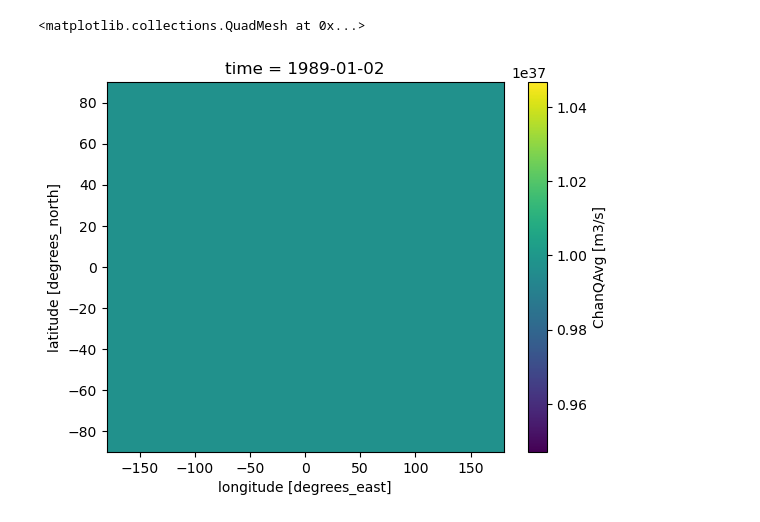
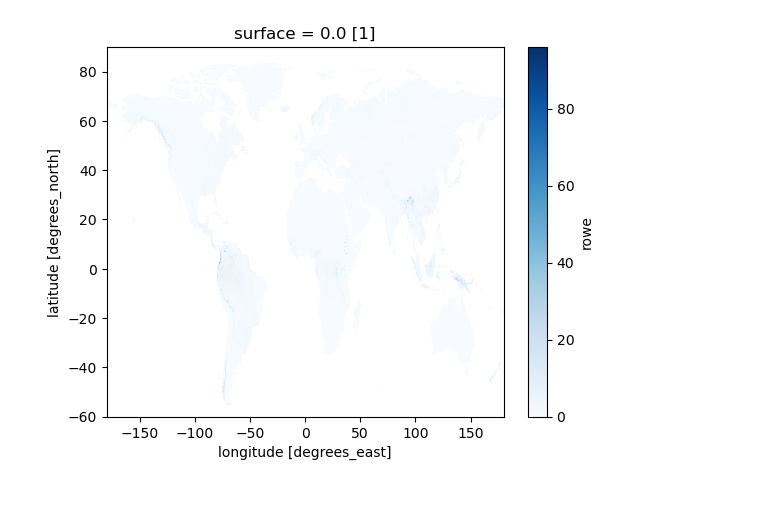
Before and after one commit to casadoj/SotCin2024, a Jupyter notebook: notebook/test_data.ipynb, the cells around one changed output. Cells and saved outputs as stored; diff of their text form; code cells hidden in the pictures.

```diff
--- a/notebook/test_data.ipynb
+++ b/notebook/test_data.ipynb
@@ -2,12 +2,13 @@
 import numpy as np
 import xarray as xr
 from pathlib import Path
+# %%
+VAR = 'rowe'
 # %%
-PATH = Path('Z:/nahaUsers/casadje/GloFASv4/long_run/dis/thresholds')
+PATH = Path(f'Z:/nahaUsers/casadje/GloFASv4/long_run/{VAR}/thresholds')
 # %%
-avgdis = xr.open_dataset(PATH / 'avg_dis.nc')['dis'].squeeze('time')
+avg = xr.open_dataset(PATH / f'avg_{VAR}_1991-1992.nc')[VAR]#.squeeze('time')
 # %%
-avgdis.plot();
+avg.plot(cmap='Blues');
 # %% [output]
-<matplotlib.collections.QuadMesh at 0x...>
-[figure, old version]
+[figure, new version]
```
Also changed, not shown: parts of 2 cells of this notebook, 4 other files.
